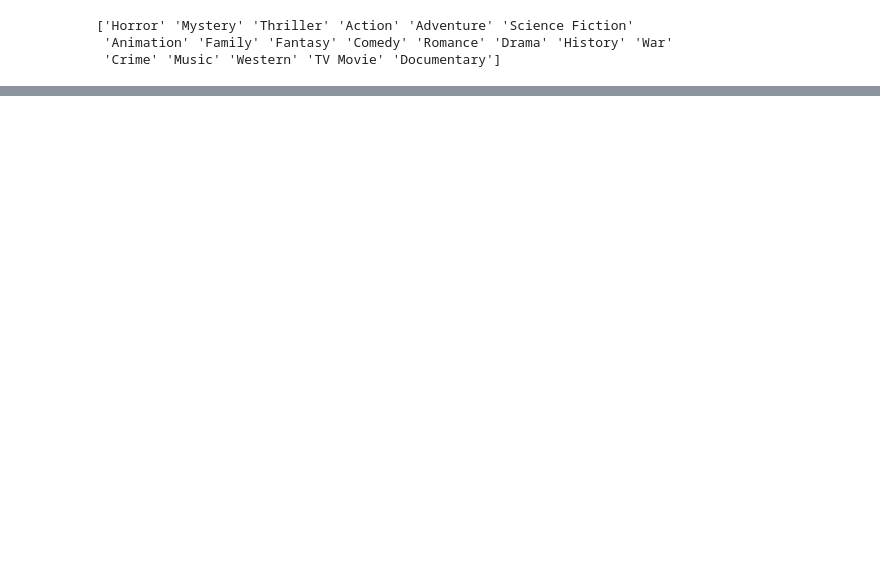
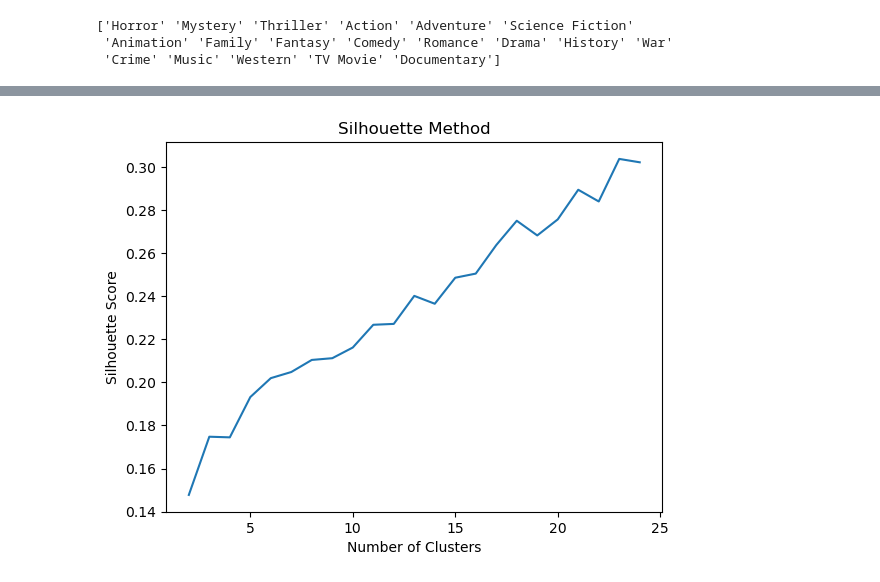
Before and after one commit to Richard-Vuong/Movie-Recommender-Engine, a Jupyter notebook: MoviesRecommender.ipynb, the cells around one changed output, grey strips where cells are left out. Drawn from its saved outputs; the diff is of its cells as text; code cells hidden in the pictures; blank space fills up the shorter version.

```diff
--- a/MoviesRecommender.ipynb
+++ b/MoviesRecommender.ipynb
@@ -181,0 +248,14 @@ print(unique_genres)
+# %%
+# Determine the optimal number of clusters using the elbow method
+wcss = []
+for i in range(1, 25):  # Trying up to 10 clusters
+    kmeans = KMeans(n_clusters=i, init='k-means++', max_iter=300, n_init=10, random_state=0)
+    kmeans.fit(genre_matrix)
+    wcss.append(kmeans.inertia_)
+
+# Plot the elbow method graph
+plt.plot(range(1, 25), wcss)
+plt.title('Elbow Method')
+plt.xlabel('Number of Clusters')
+plt.ylabel('WCSS')
+plt.show()
@@ -181,0 +287,19 @@ print(unique_genres)
+# %%
+# List to store silhouette scores
+silhouette_scores = []
+
+# Determine silhouette scores for different numbers of clusters
+for n_clusters in range(2, 25):  # Trying 2 to 10 clusters
+    kmeans = KMeans(n_clusters=n_clusters, init='k-means++', max_iter=300, n_init=10, random_state=0)
+    cluster_labels = kmeans.fit_predict(genre_matrix)
+    silhouette_avg = silhouette_score(genre_matrix, cluster_labels)
+    silhouette_scores.append(silhouette_avg)
+
+# Plot silhouette scores
+plt.plot(range(2, 25), silhouette_scores)
+plt.title('Silhouette Method')
+plt.xlabel('Number of Clusters')
+plt.ylabel('Silhouette Score')
+plt.show()
+# %% [output]
+[figure, added]
```
Also changed, not shown: parts of 27 cells of this notebook.
